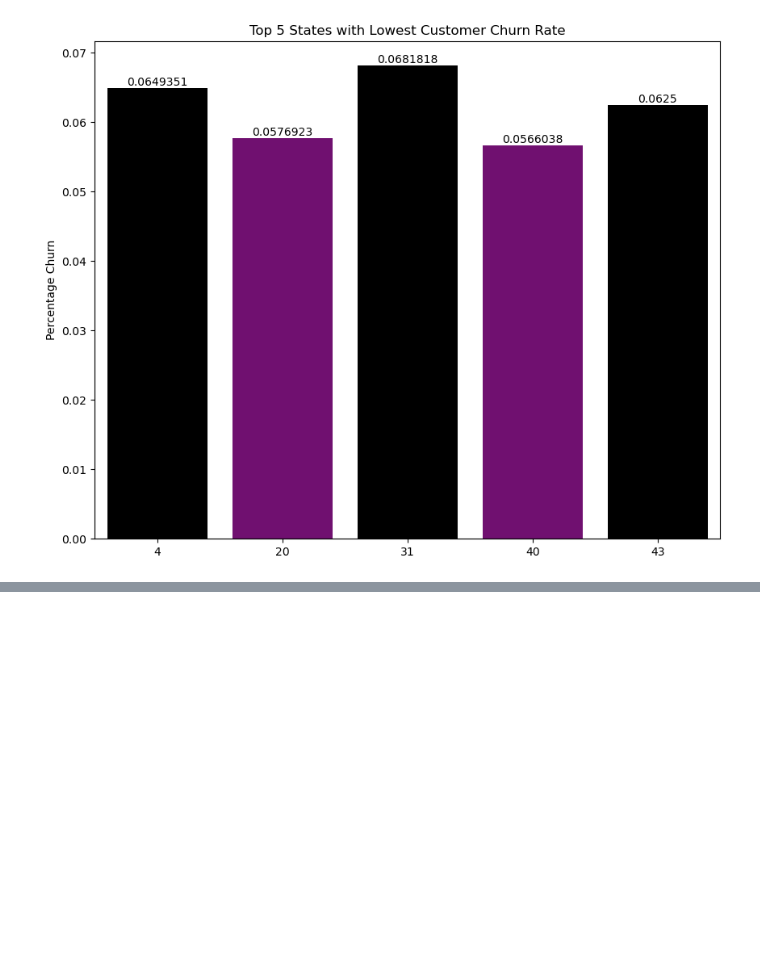
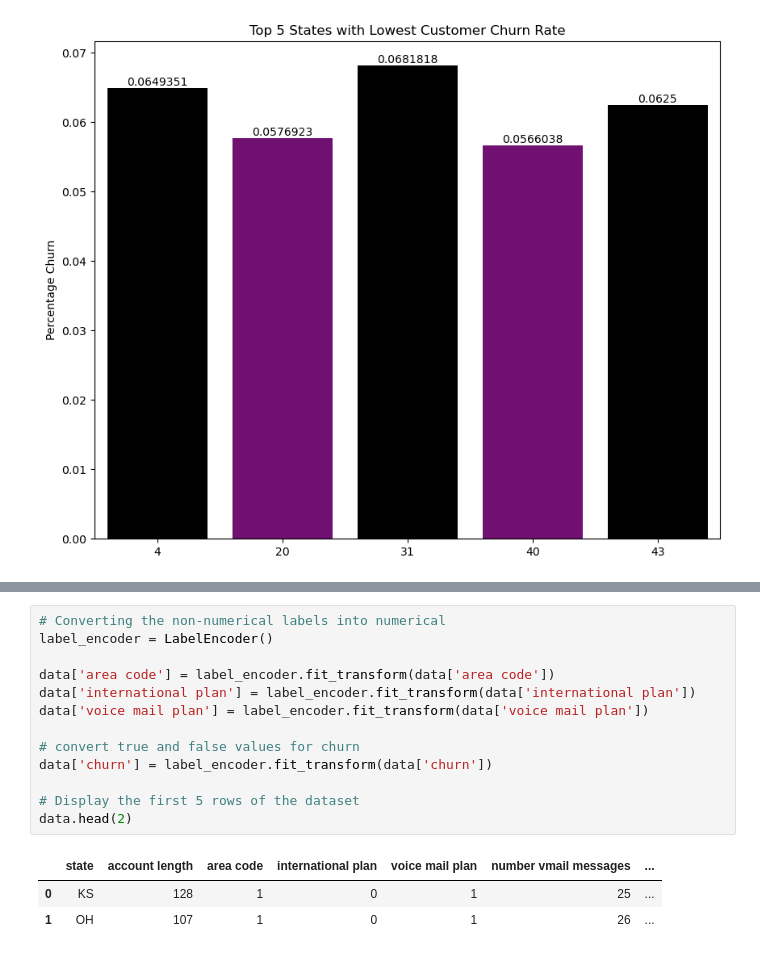
Before and after one commit to KMalinga/churn, a Jupyter notebook: student.ipynb, the cells around one changed output, grey strips where cells are left out. Saved outputs shown, nothing was run; the diff lists cells and outputs as text; blank space fills up the shorter version.

```diff
--- a/student.ipynb
+++ b/student.ipynb
@@ -347,0 +369,17 @@ plt.show()
+# %%
+# Converting the non-numerical labels into numerical
+label_encoder = LabelEncoder()
+
+data['area code'] = label_encoder.fit_transform(data['area code'])
+data['international plan'] = label_encoder.fit_transform(data['international plan'])
+data['voice mail plan'] = label_encoder.fit_transform(data['voice mail plan'])
+
+# convert true and false values for churn
+data['churn'] = label_encoder.fit_transform(data['churn'])
+
+# Display the first 5 rows of the dataset
+data.head(2)
+# %% [output]
+|  | state | account length | area code | international plan | voice mail plan | number vmail messages | ... |
+| 0 | KS | 128 | 1 | 0 | 1 | 25 | ... |
+| 1 | OH | 107 | 1 | 0 | 1 | 26 | ... |
```
Also changed, not shown: parts of 2 cells of this notebook.
